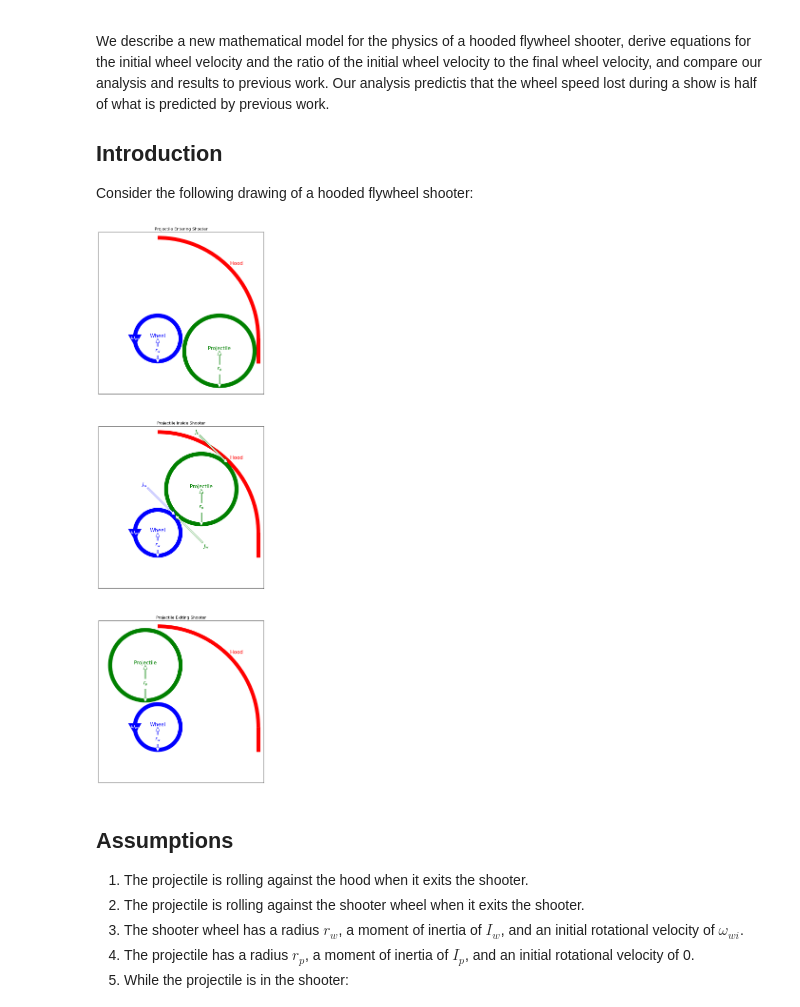
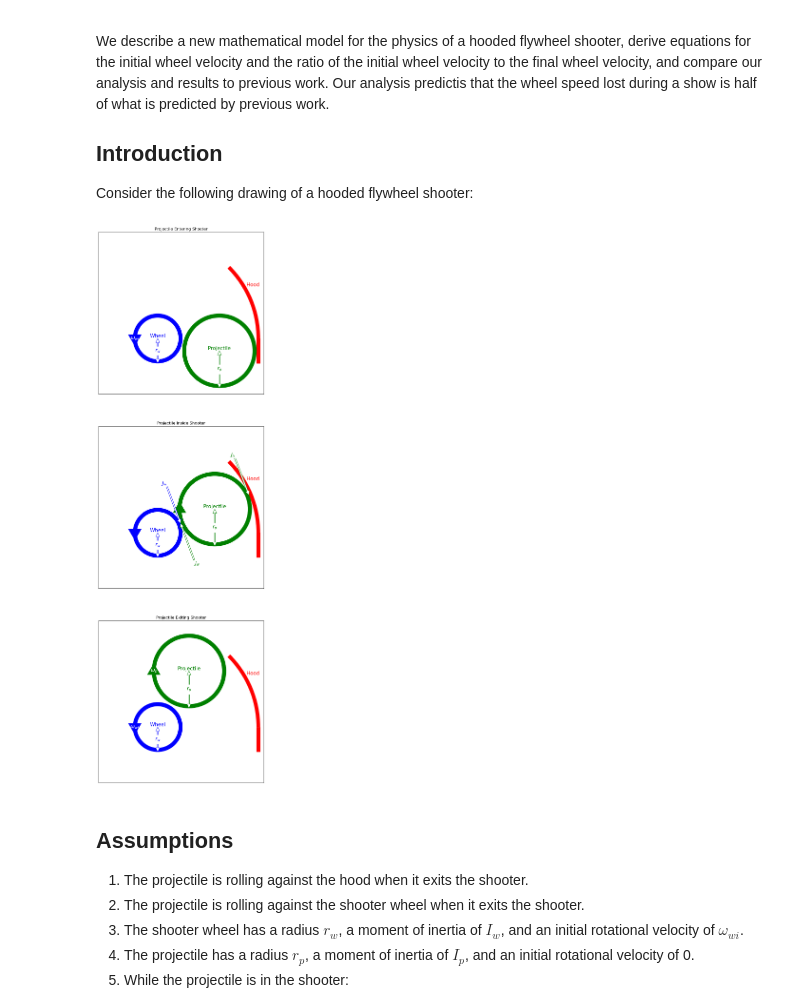
Before and after one commit to DeepBlueRobotics/jupyter_notebooks, a Jupyter notebook: FlywheelShooter.ipynb, the cells around one changed output. Cells and saved outputs as stored; diff of their text form; code cells hidden in the pictures.

```diff
--- a/FlywheelShooter.ipynb
+++ b/FlywheelShooter.ipynb
@@ -74,7 +74,7 @@ def display_drawing():
     r_p = 0.3
     r_h = r_w+2*r_p
 
-    def add_shooter(ax, title, omega_w_label, omega_p_label, p_center, show_impulses = False):
+    def add_shooter(ax, title, omega_w_label, omega_p_label, p_center, theta = None):
         width = 0.03
 
         w_color = "blue"
@@ -82,28 +82,28 @@ def display_drawing():
         h_color = "red"
 
         label_size = 15
-        arrow_length = 0.25
+        arrow_length = 0.35
         arrow_width = 4
 
         bounds = [-r_p-6*width, r_w+2*r_p+2*width, -r_p-5*width, r_w+2*r_p+2*width]
 
         # Hood
-        ax.text((r_h+width)*math.cos(math.pi/4), (r_h+width)*math.sin(math.pi/4), r'Hood', ha="left", va="bottom", color=h_color, size=label_size)
-        ax.add_patch(Wedge((0, 0), r_h, 0, 90, width=-width, color=h_color, linewidth=0))
+        ax.text((r_h+width)*math.cos(math.pi/6), (r_h+width)*math.sin(math.pi/6), r'Hood', ha="left", va="bottom", color=h_color, size=label_size)
+        ax.add_patch(Wedge((0, 0), r_h, 0, 45, width=-width, color=h_color, linewidth=0))
         ax.add_patch(Rectangle((r_h, 0), width, -r_w, color=h_color))
 
         # Wheel
-        add_labeled_circle(ax, 0, 0, r_w, width, w_color, arrow_width, "Wheel", "$r_w$", r'$\omega_{wi}$', label_size, direction="cw")
+        add_labeled_circle(ax, 0, 0, r_w, width, w_color, arrow_width, "Wheel", "$r_w$", omega_w_label, label_size, direction="cw")
 
         # Projectile
-        add_labeled_circle(ax, p_center[0], p_center[1], r_p, width, p_color, arrow_width, "Projectile", "$r_p$", None, label_size, direction="ccw")
+        add_labeled_circle(ax, p_center[0], p_center[1], r_p, width, p_color, arrow_width, "Projectile", "$r_p$", omega_p_label, label_size, direction="ccw")
 
-        if show_impulses:
+        if theta != None:
             # Wheel->Projectile impulse
-            w_p_contact = ((r_w)*math.cos(math.pi/4), (r_w)*math.sin(math.pi/4))
+            w_p_contact = ((r_w)*math.cos(theta), (r_w)*math.sin(theta))
             ax.annotate("$J_w$",
                         xy=w_p_contact, xycoords='data',
-                        xytext=(w_p_contact[0]+arrow_length, w_p_contact[1]-arrow_length), textcoords='data',
+                        xytext=(w_p_contact[0]+arrow_length*math.cos(theta-math.pi/2), w_p_contact[1]+arrow_length*math.sin(theta-math.pi/2)), textcoords='data',
                         size=label_size, va="center", ha="center", color=p_color,
                         arrowprops=dict(color=p_color,
                                         fc="w",
@@ -112,45 +112,45 @@ def display_drawing():
 
 
             # Hood->Projectile impulse
-            h_p_contact = ((r_w+2*r_p)*math.cos(math.pi/4), (r_w+2*r_p)*math.sin(math.pi/4))
+            h_p_contact = ((r_w+2*r_p)*math.cos(theta), (r_w+2*r_p)*math.sin(theta))
             ax.annotate("$J_h$",
                         xy=h_p_contact, xycoords='data',
-                        xytext=(h_p_contact[0]-arrow_length, h_p_contact[1]+arrow_length), textcoords='data',
+                        xytext=(h_p_contact[0]+arrow_length*math.cos(theta+math.pi/2), h_p_contact[1]+arrow_length*math.sin(theta+math.pi/2)), textcoords='data',
                         size=label_size, va="center", ha="center", color=p_color,
                         arrowprops=dict(color=p_color,
                                         fc="w",
                                         width=arrow_width),
             )
 
             # Projectile->Wheel impulse
             ax.annotate("$J_w$",
                         xy=w_p_contact, xycoords='data',
-                        xytext=(w_p_contact[0]-arrow_length, w_p_contact[1]+arrow_length), textcoords='data',
+                        xytext=(w_p_contact[0]+arrow_length*math.cos(theta+math.pi/2), w_p_contact[1]+arrow_length*math.sin(theta+math.pi/2)), textcoords='data',
                         size=label_size, va="center", ha="center", color=w_color,
                         arrowprops=dict(color=w_color,
                                         fc="w",
                                         width=arrow_width),
             )
 
 
         ax.set_title(title)
 
         ax.set_xticks([])
         ax.set_yticks([])
         ax.set_aspect('equal')
         ax.axis(bounds)
 
     fig, (ax1, ax2, ax3) = plt.subplots(3, figsize=(10, 3*10))
 
     add_shooter(ax1, 'Projectile Entering Shooter', r'$\omega_{wi}$', None, (r_w+r_p, -r_p/3))
-    add_shooter(ax2, 'Projectile Inside Shooter', r'', r'', ((r_w+r_p)*math.cos(math.pi/4), (r_w+r_p)*math.sin(math.pi/4)), True)
-    add_shooter(ax3, 'Projectile Exiting Shooter', r'$\omega_{wf}$', r'$\omega_p$', (-r_p/3, r_w+r_p))
+    add_shooter(ax2, 'Projectile Inside Shooter', r'', r'', ((r_w+r_p)*math.cos(math.pi/8), (r_w+r_p)*math.sin(math.pi/8)), math.pi/8)
+    add_shooter(ax3, 'Projectile Exiting Shooter', r'$\omega_{wf}$', r'$\omega_p$', ((r_w+r_p)*math.cos(math.pi/4)-r_p/3, (r_w+r_p)*math.sin(math.pi/4)+r_p/3))
 
     plt.show()
 
 display_drawing()
 # %% [output]
-[figure, old version]
+[figure, new version]
 # %% [markdown]
 
 
```
